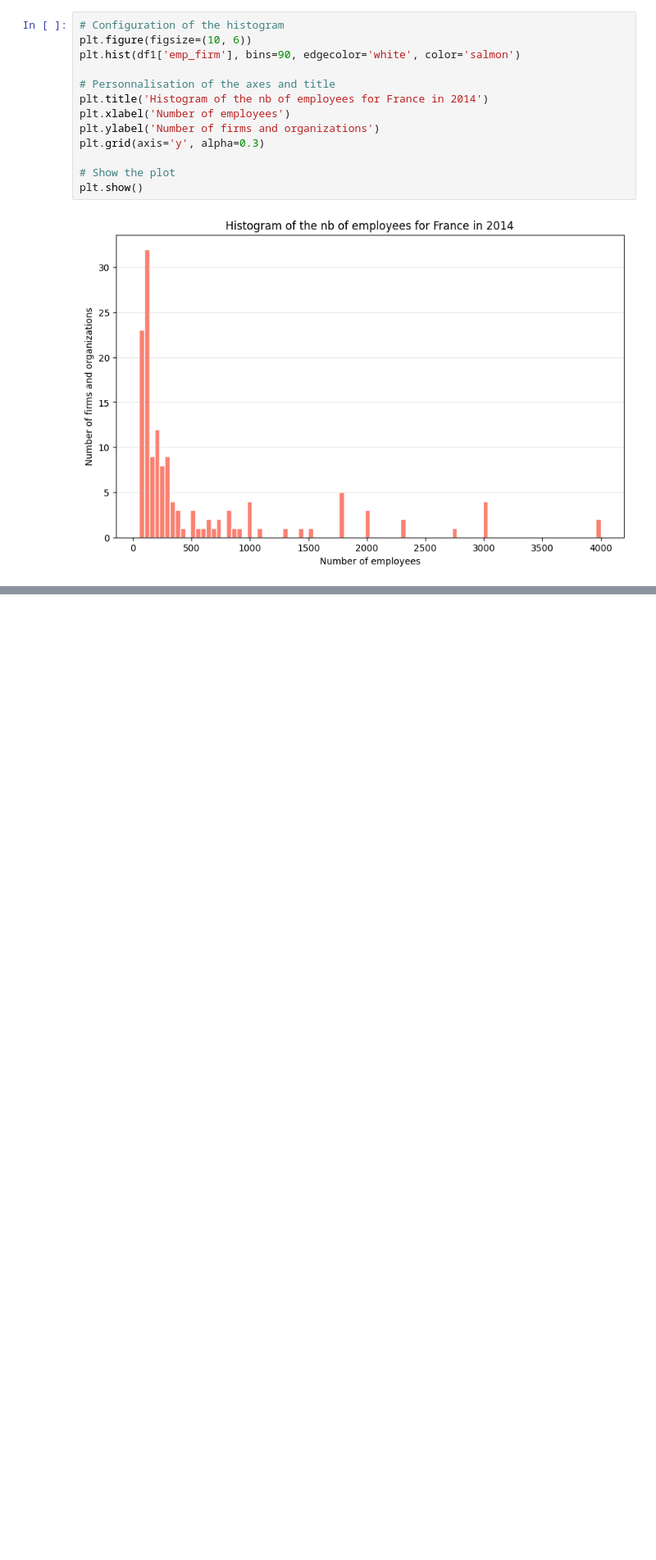
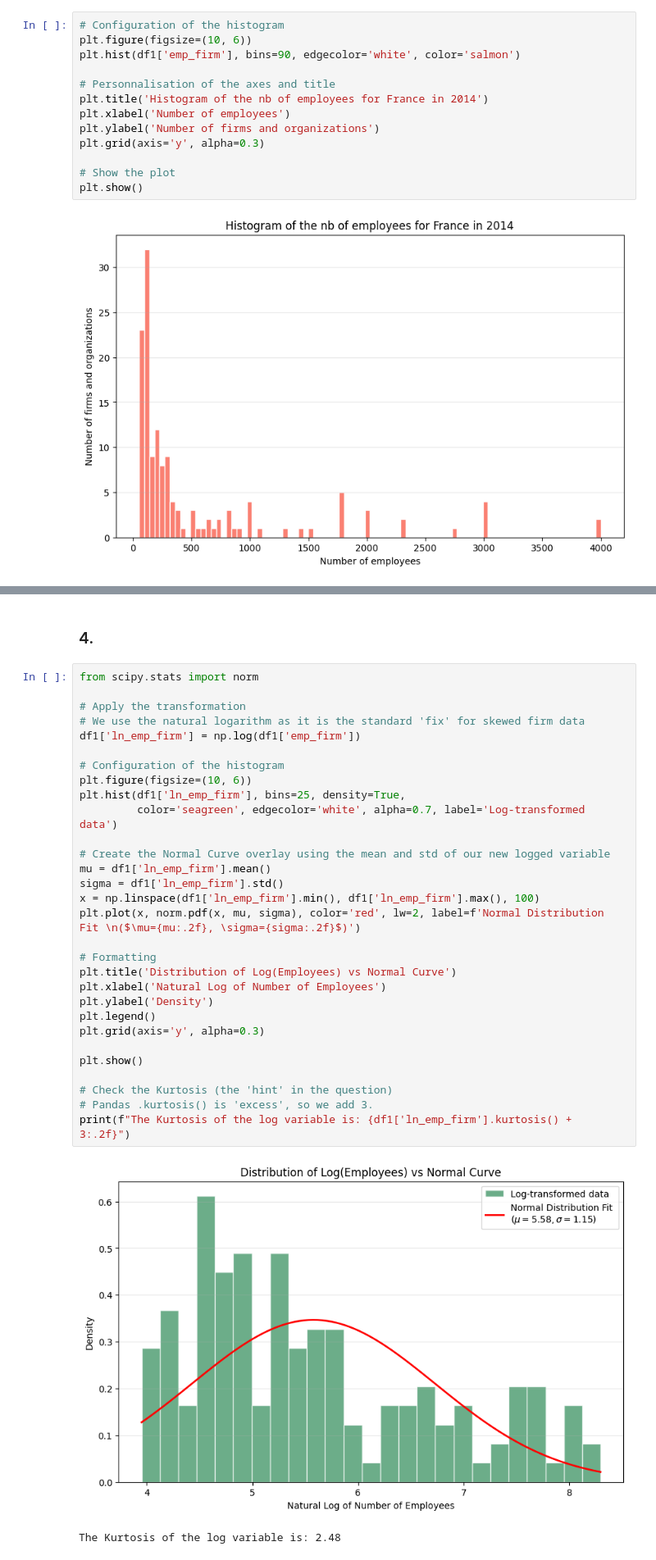
Before and after one commit to racso-vs/econometrics, a Jupyter notebook: Homework_1.ipynb, the cells around one changed output, grey strips where cells are left out. Shown at 82% size. Drawn from its saved outputs; the diff is of its cells as text; blank space fills up the shorter version.

```diff
--- a/Homework_1.ipynb
+++ b/Homework_1.ipynb
@@ -232,0 +233,35 @@ Instead, visually, the histogram matches the characteristic shape of a lognormal
+# %% [markdown]
+### 4.
+# %%
+from scipy.stats import norm
+
+# Apply the transformation
+# We use the natural logarithm as it is the standard 'fix' for skewed firm data
+df1['ln_emp_firm'] = np.log(df1['emp_firm'])
+
+# Configuration of the histogram
+plt.figure(figsize=(10, 6))
+plt.hist(df1['ln_emp_firm'], bins=25, density=True,
+         color='seagreen', edgecolor='white', alpha=0.7, label='Log-transformed data')
+
+# Create the Normal Curve overlay using the mean and std of our new logged variable
+mu = df1['ln_emp_firm'].mean()
+sigma = df1['ln_emp_firm'].std()
+x = np.linspace(df1['ln_emp_firm'].min(), df1['ln_emp_firm'].max(), 100)
+plt.plot(x, norm.pdf(x, mu, sigma), color='red', lw=2, label=f'Normal Distribution Fit \n($\mu={mu:.2f}, \sigma={sigma:.2f}$)')
+
+# Formatting
+plt.title('Distribution of Log(Employees) vs Normal Curve')
+plt.xlabel('Natural Log of Number of Employees')
+plt.ylabel('Density')
+plt.legend()
+plt.grid(axis='y', alpha=0.3)
+
+plt.show()
+
+# Check the Kurtosis (the 'hint' in the question)
+# Pandas .kurtosis() is 'excess', so we add 3.
+print(f"The Kurtosis of the log variable is: {df1['ln_emp_firm'].kurtosis() + 3:.2f}")
+# %% [output]
+[figure, added]
+The Kurtosis of the log variable is: 2.48
```
Also changed, not shown: parts of 4 cells of this notebook.
